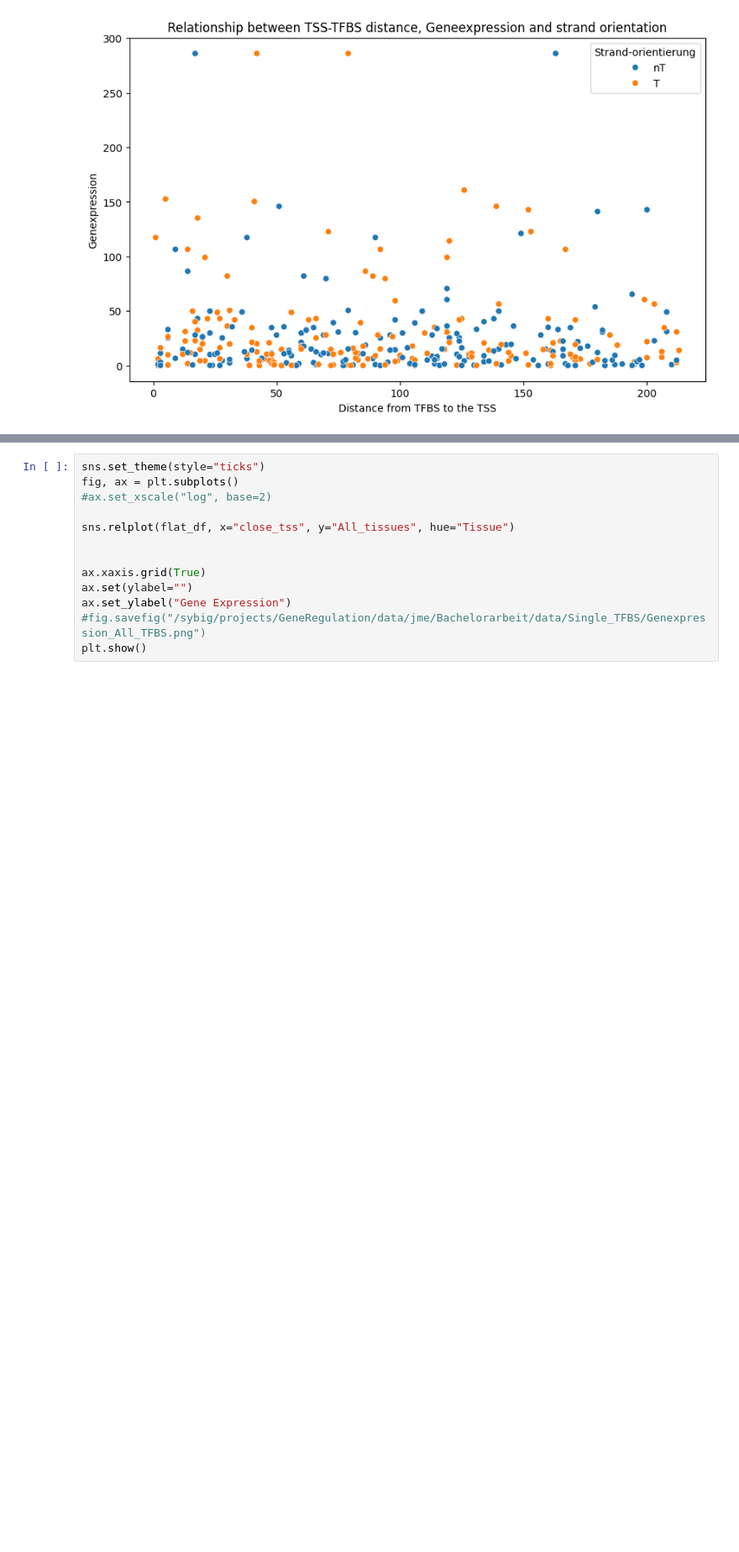
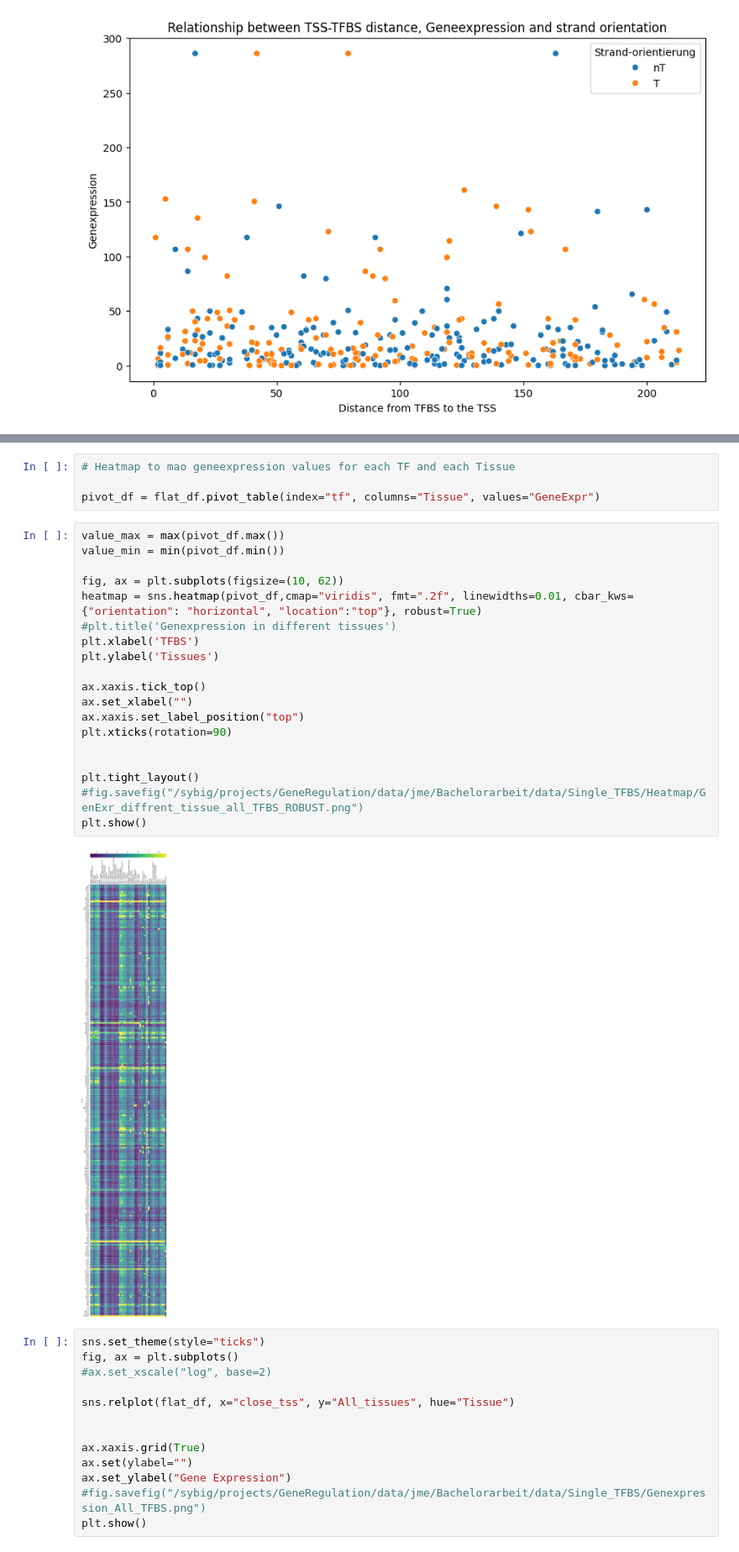
Before and after one commit to JulianMeigen/Bachelor, a Jupyter notebook: E_Single_TFBS/Genexpr_seaborn.ipynb, the cells around one changed output, grey strips where cells are left out. Shown at 84% size. Drawn from its saved outputs; the diff is of its cells as text; blank space fills up the shorter version.

Commit message:
Heatmap Geneexpr_per_tissue_per_tfbs

```diff
--- a/E_Single_TFBS/Genexpr_seaborn.ipynb
+++ b/E_Single_TFBS/Genexpr_seaborn.ipynb
@@ -86,3 +109,28 @@ plt.show()
+# %%
+# Heatmap to mao geneexpression values for each TF and each Tissue
+
+pivot_df = flat_df.pivot_table(index="tf", columns="Tissue", values="GeneExpr")
+# %%
+value_max = max(pivot_df.max())
+value_min = min(pivot_df.min())
+
+fig, ax = plt.subplots(figsize=(10, 62))
+heatmap = sns.heatmap(pivot_df,cmap="viridis", fmt=".2f", linewidths=0.01, cbar_kws={"orientation": "horizontal", "location":"top"}, robust=True)
+#plt.title('Genexpression in different tissues')
+plt.xlabel('TFBS')
+plt.ylabel('Tissues')
+
+ax.xaxis.tick_top()
+ax.set_xlabel("")
+ax.xaxis.set_label_position("top")
+plt.xticks(rotation=90)
+
+
+plt.tight_layout()
+#fig.savefig("/sybig/projects/GeneRegulation/data/jme/Bachelorarbeit/data/Single_TFBS/Heatmap/GenExr_diffrent_tissue_all_TFBS_ROBUST.png")
+plt.show()
+# %% [output]
+[figure, added]
 # %%
 sns.set_theme(style="ticks")
 fig, ax = plt.subplots()
```
Also changed, not shown: parts of 2 cells of this notebook, 1 other file.
